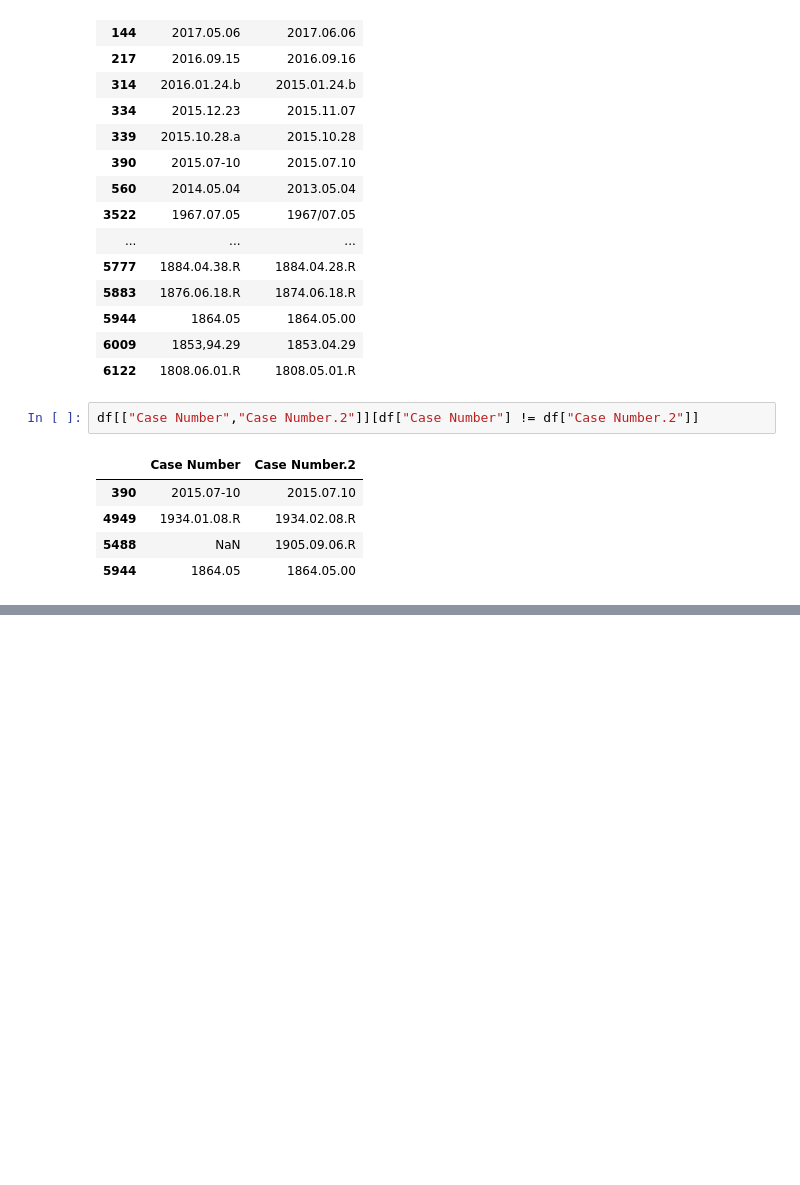
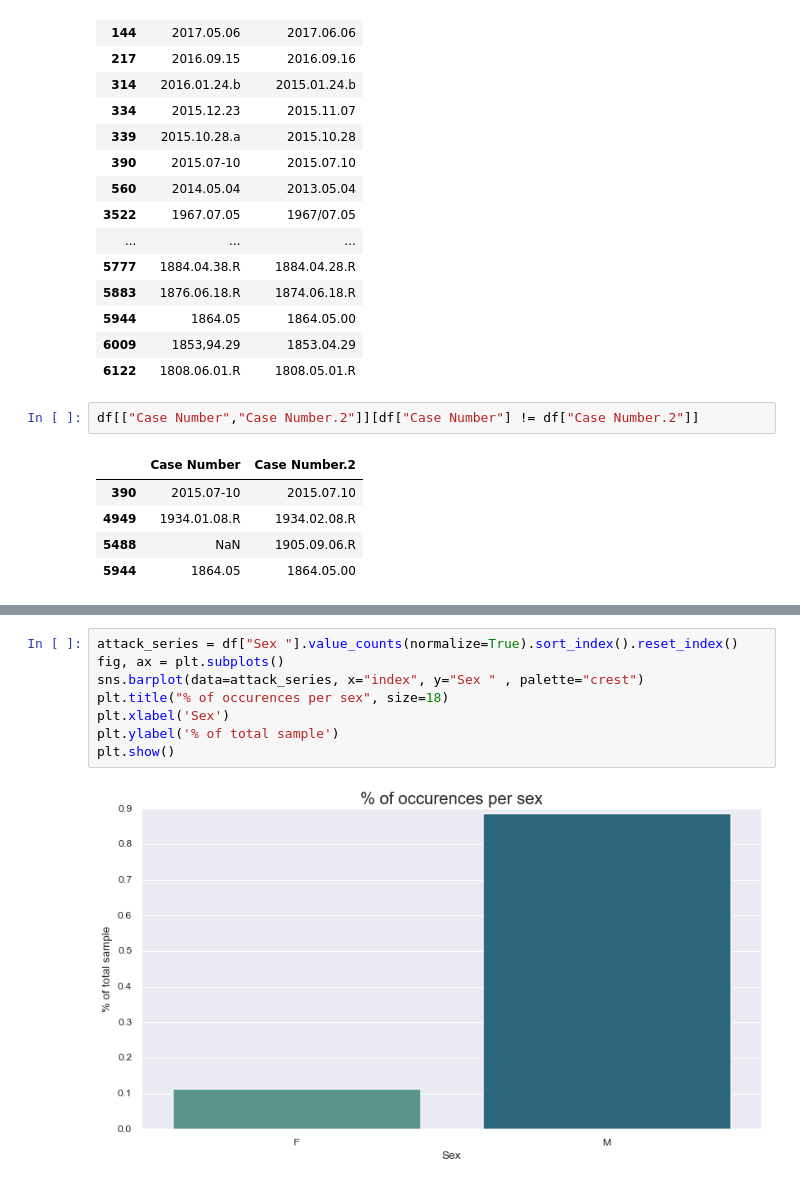
Before and after one commit to nb3110/shark-attack-blasi, a Jupyter notebook: analysis.ipynb, the cells around one changed output, grey strips where cells are left out. Drawn from its saved outputs; the diff is of its cells as text; blank space fills up the shorter version.

```diff
--- a/analysis.ipynb
+++ b/analysis.ipynb
@@ -144,0 +345,10 @@ df[["Date","Case Number","Case Number.1","Case Number.2"]]
+# %%
+attack_series = df["Sex "].value_counts(normalize=True).sort_index().reset_index()
+fig, ax = plt.subplots()
+sns.barplot(data=attack_series, x="index", y="Sex " , palette="crest")
+plt.title("% of occurences per sex", size=18)
+plt.xlabel('Sex')
+plt.ylabel('% of total sample')
+plt.show()
+# %% [output]
+[figure, added]
```
Also changed, not shown: parts of 39 cells of this notebook.
